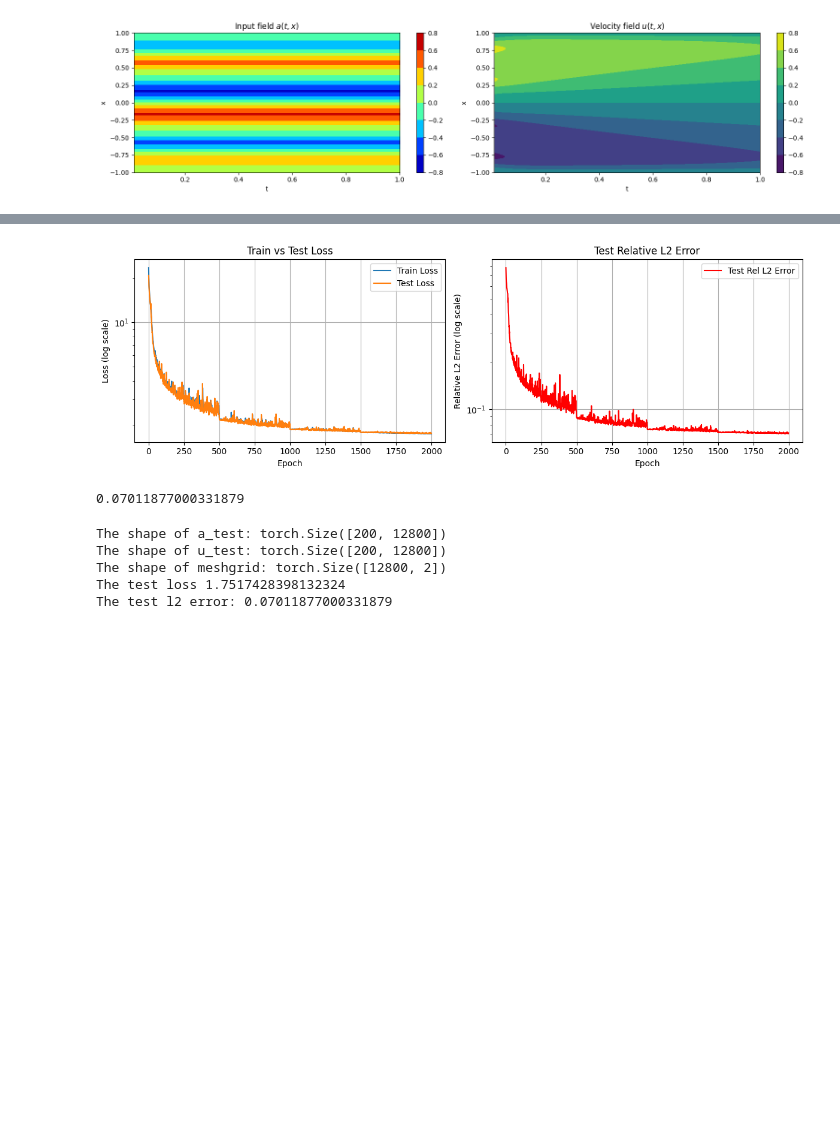
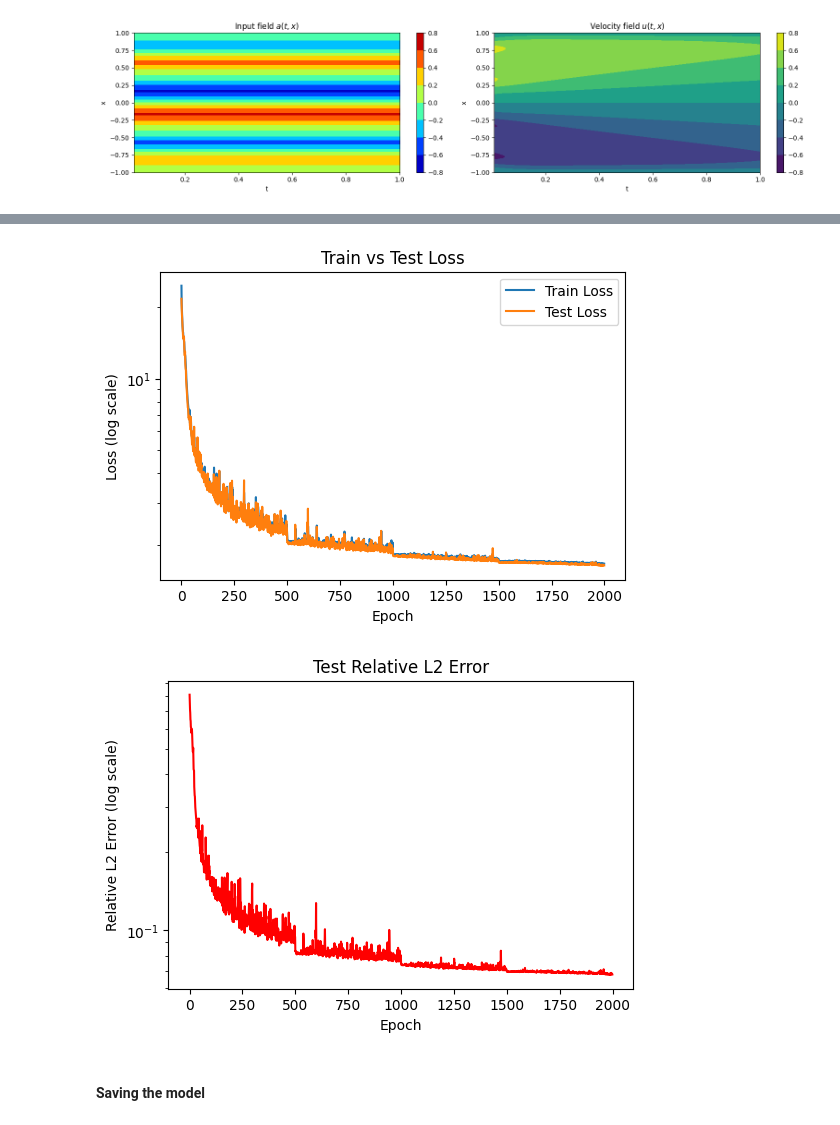
Before and after one commit to RLarrubia/DLPDEs_exam_exercises, a Jupyter notebook: Problem_C.ipynb, the cells around one changed output, grey strips where cells are left out. Cells and saved outputs as stored; diff of their text form; code cells hidden in the pictures; blank space fills up the shorter version.

Commit message:
Problem C

```diff
--- a/Problem_C.ipynb
+++ b/Problem_C.ipynb
@@ -312,28 +325,32 @@ class SolverDeepONet:
 
         print('The consuming time is:', time.time()-self.t0)
 
-    def plot_training_results(self):
-        fig, (ax1, ax2) = plt.subplots(1, 2, figsize=(12, 4))
+    def plot_training_results(self, save=False):
+        if save:
+            os.makedirs('Results', exist_ok=True)
+            os.makedirs('Results/Problem_C', exist_ok=True)
+
         # Subplot 1: Train & Test Loss
-        ax1.semilogy(self.loss_train_list, label='Train Loss')
-        ax1.semilogy(self.loss_test_list, label='Test Loss')
-        ax1.set_xlabel("Epoch")
-        ax1.set_ylabel("Loss (log scale)")
-        ax1.set_title("Train vs Test Loss")
-        ax1.legend()
-        ax1.grid(True)
+        plt.figure(figsize=(6, 4))
+        plt.semilogy(self.loss_train_list, label='Train Loss')
+        plt.semilogy(self.loss_test_list, label='Test Loss')
+        plt.xlabel("Epoch")
+        plt.ylabel("Loss (log scale)")
+        plt.title("Train vs Test Loss")
+        plt.legend()
+        if save: plt.savefig("Results/Problem_C/loss.png", pad_inches=0, transparent=True, dpi=300)
+        plt.show()
 
         # Subplot 2: Test Relative Error
-        ax2.semilogy(self.error_test_list, label='Test Rel L2 Error', color='red')
-        ax2.set_xlabel("Epoch")
-        ax2.set_ylabel("Relative L2 Error (log scale)")
-        ax2.set_title("Test Relative L2 Error")
-        ax2.legend()
-        ax2.grid(True)
-
-        plt.tight_layout()
+        plt.figure(figsize=(6, 4))
+        plt.semilogy(self.error_test_list, label='Test Rel L2 Error', color='red')
+        plt.xlabel("Epoch")
+        plt.ylabel("Relative L2 Error (log scale)")
+        plt.title("Test Relative L2 Error")
+        if save: plt.savefig("Results/Problem_C/l2_error.png", pad_inches=0, transparent=True, dpi=300)
         plt.show()
 
-    def save_best_model(self, name):
+    def save_best_model(self, name='Best_model_C'):
+        os.makedirs('Models', exist_ok=True)
         if self.best_model_params:
-            torch.save(self.best_model_params, f"{name}.pth")
+            torch.save(self.best_model_params, f"Models/{name}.pth")
@@ -382,6 +468,9 @@ solver.train()
 ... (9 outputs left out)
 # %%
-solver.plot_training_results()
+solver.plot_training_results(save=True)
 # %% [output]
-[figure, old version]
+[figure, new version]
+[figure, added]
+# %% [markdown]
+#### Saving the model
 # %%
@@ -389,28 +477,0 @@ solver.save_best_model('best_model_C')
-# %%
-solver.error_test_final
-# %% [output]
-0.07011877000331879
-# %%
-#####################################
-# Load the trained model
-#####################################
-model_trained = DeepONet(hiperparms['layers_trunk'], hiperparms['layers_branch']).to(device)
-model_trained.load_state_dict(torch.load('best_model_C.pth'))
-
-lossClass = LossClass(model_trained, x)
-#########################################
-with torch.no_grad():
-   u_pred = model_trained(x.to(device), a_test.to(device))
-   u_pred = u_pred.detach().cpu()
-
-print('The shape of a_test:', a_test.shape)
-print('The shape of u_test:', u_test.shape)
-print('The shape of meshgrid:', x.shape)
-print('The test loss', solver.loss_test_final)
-print('The test l2 error:', solver.error_test_final)
-# %% [output]
-The shape of a_test: torch.Size([200, 12800])
-The shape of u_test: torch.Size([200, 12800])
-The shape of meshgrid: torch.Size([12800, 2])
-The test loss 1.7517428398132324
-The test l2 error: 0.07011877000331879
```
Also changed, not shown: parts of 20 cells of this notebook, 7 other files.
